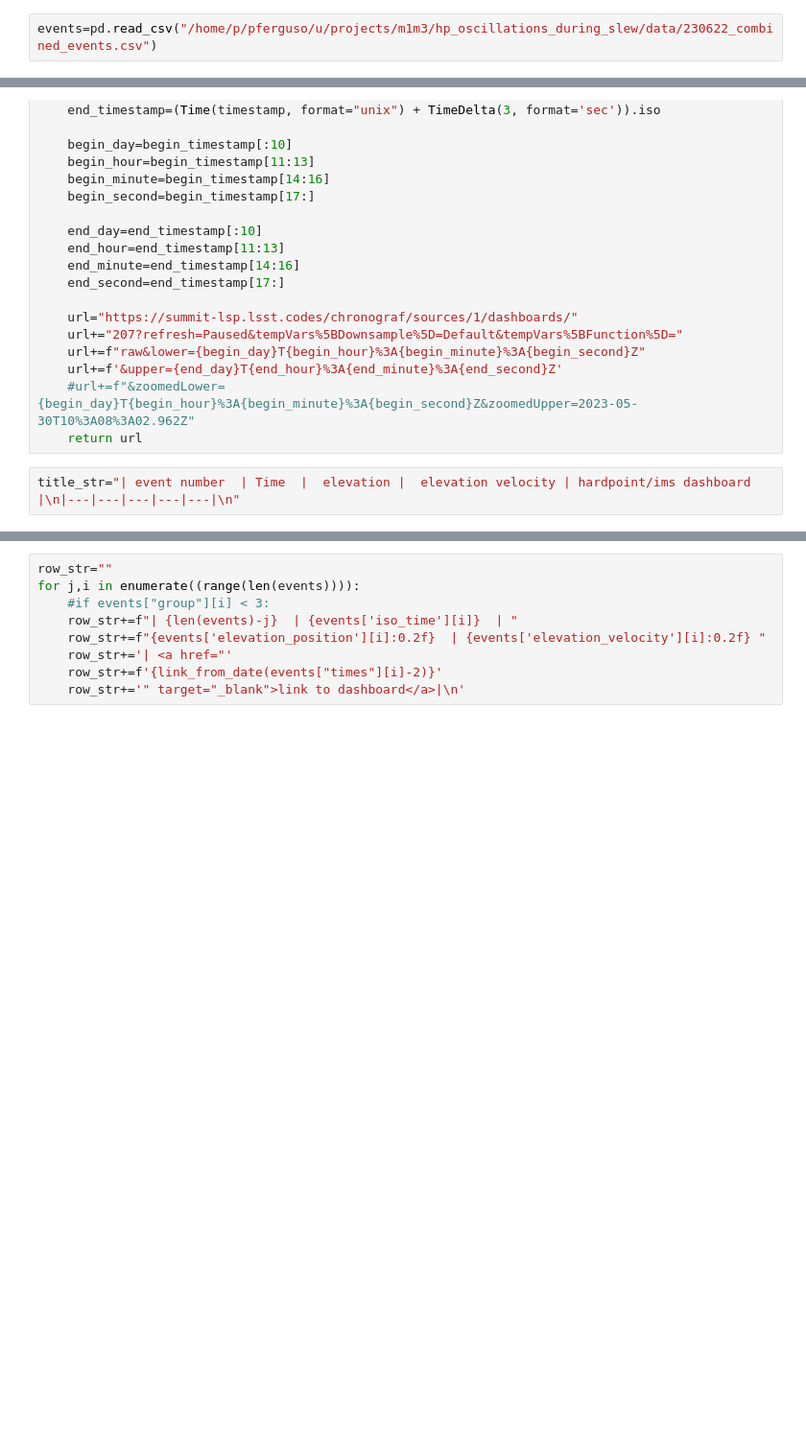
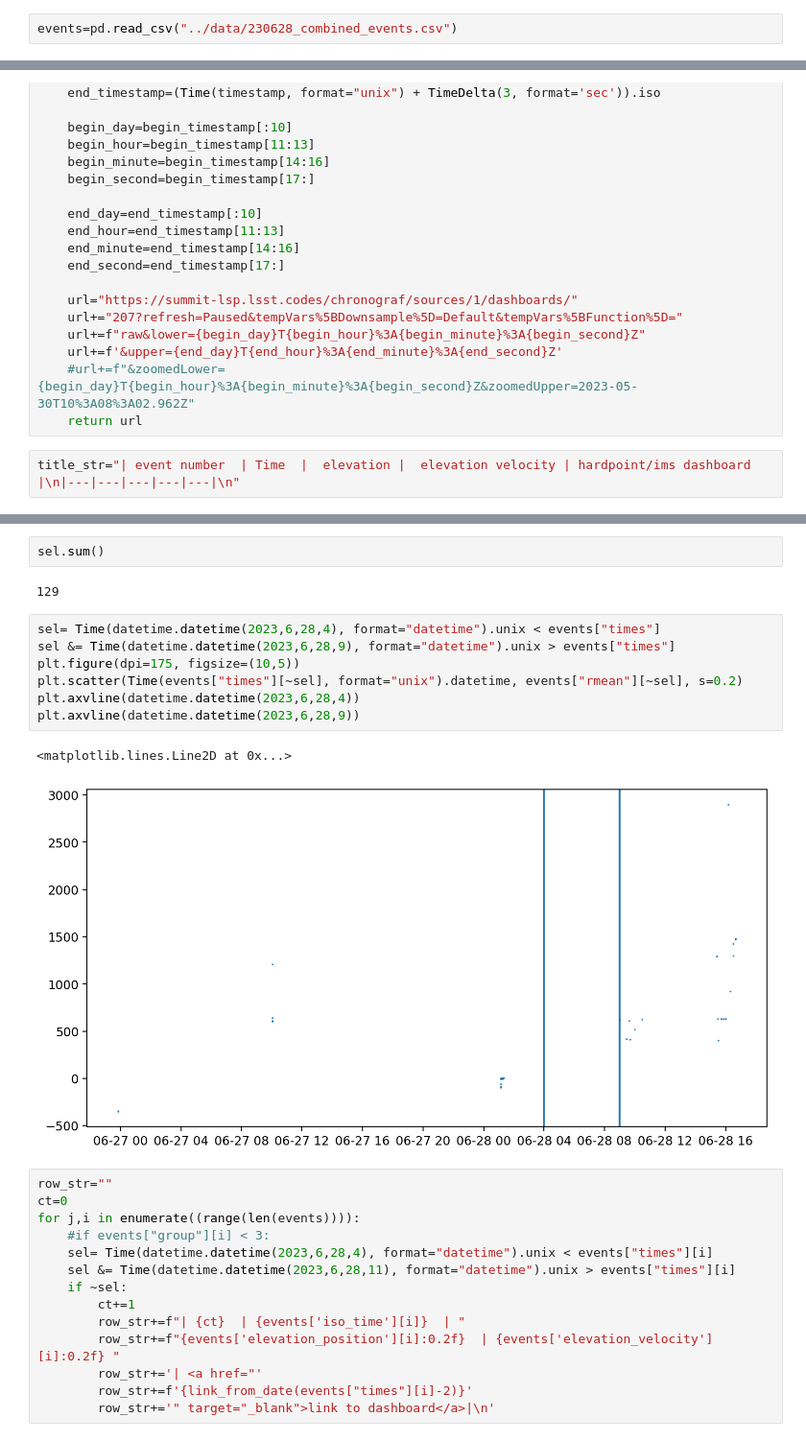
Before and after one commit to psferguson/psferguson_sitcom, a Jupyter notebook: projects/m1m3/hp_oscillations_during_slew/notebooks/develop_html_script.ipynb, the cells around one changed output, grey strips where cells are left out. Shown at 96% size. Drawn from its saved outputs; the diff is of its cells as text; blank space fills up the shorter version.

```diff
--- a/projects/m1m3/hp_oscillations_during_slew/notebooks/develop_html_script.ipynb
+++ b/projects/m1m3/hp_oscillations_during_slew/notebooks/develop_html_script.ipynb
@@ -14,7 +14,7 @@ from scipy.signal import find_peaks
 from scipy.interpolate import interp1d
 import astropy.units as u
 # %%
-events=pd.read_csv("/home/p/pferguso/u/projects/m1m3/hp_oscillations_during_slew/data/230622_combined_events.csv")
+events=pd.read_csv("../data/230628_combined_events.csv")
 # %%
 events=events.sort_values("times", ascending=False).reset_index(drop=True)
 # %%
@@ -44,12 +57,31 @@ title_str="| event number  | Time  |  elevation |  elevation velocity | hardpoin
+# %%
+sel.sum()
+# %% [output]
+129
+# %%
+sel= Time(datetime.datetime(2023,6,28,4), format="datetime").unix < events["times"]
+sel &= Time(datetime.datetime(2023,6,28,9), format="datetime").unix > events["times"]
+plt.figure(dpi=175, figsize=(10,5))
+plt.scatter(Time(events["times"][~sel], format="unix").datetime, events["rmean"][~sel], s=0.2)
+plt.axvline(datetime.datetime(2023,6,28,4))
+plt.axvline(datetime.datetime(2023,6,28,9))
+# %% [output]
+<matplotlib.lines.Line2D at 0x...>
+[figure, added]
 # %%
 row_str=""
+ct=0
 for j,i in enumerate((range(len(events)))):
     #if events["group"][i] < 3:
-    row_str+=f"| {len(events)-j}  | {events['iso_time'][i]}  | "
-    row_str+=f"{events['elevation_position'][i]:0.2f}  | {events['elevation_velocity'][i]:0.2f} "
-    row_str+='| <a href="'
-    row_str+=f'{link_from_date(events["times"][i]-2)}'
-    row_str+='" target="_blank">link to dashboard</a>|\n'
+    sel= Time(datetime.datetime(2023,6,28,4), format="datetime").unix < events["times"][i]
+    sel &= Time(datetime.datetime(2023,6,28,11), format="datetime").unix > events["times"][i]
+    if ~sel:
+        ct+=1
+        row_str+=f"| {ct}  | {events['iso_time'][i]}  | "
+        row_str+=f"{events['elevation_position'][i]:0.2f}  | {events['elevation_velocity'][i]:0.2f} "
+        row_str+='| <a href="'
+        row_str+=f'{link_from_date(events["times"][i]-2)}'
+        row_str+='" target="_blank">link to dashboard</a>|\n'
 # %%
 print(title_str+row_str)
 # %% [output]
```
Also changed, not shown: parts of 2 cells of this notebook, 6 other files.
